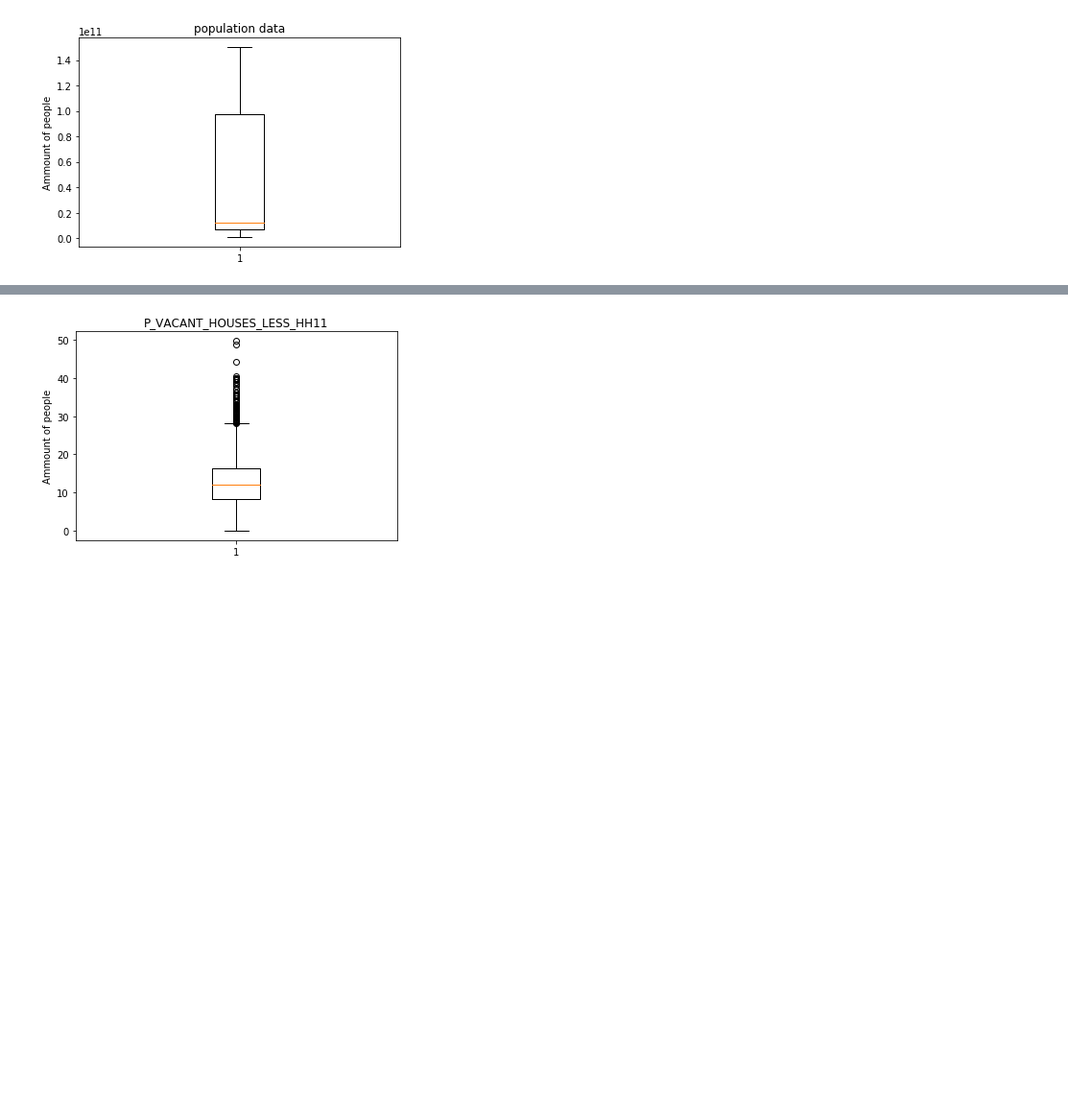
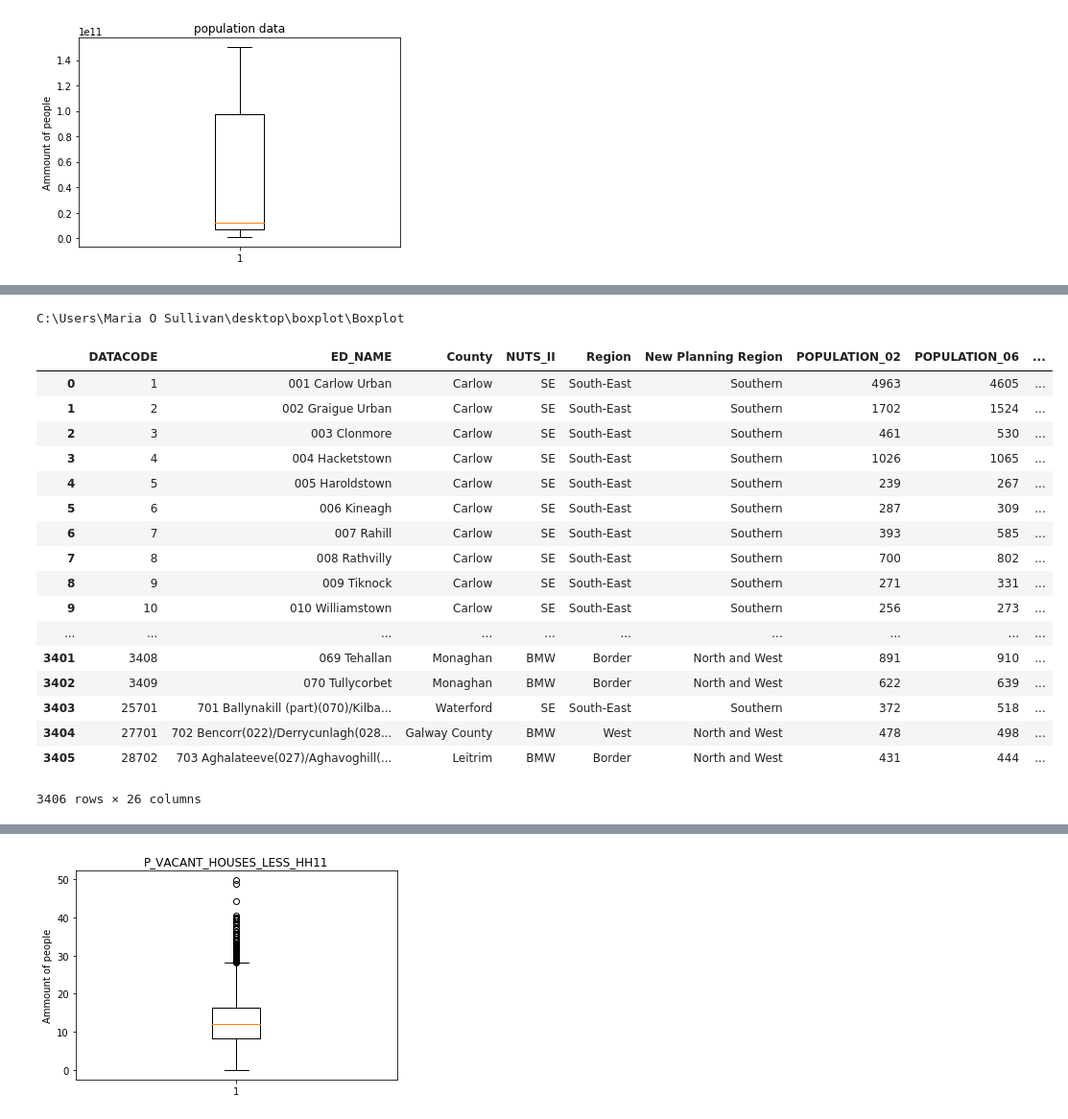
Before and after one commit to Maria1709/Boxplot, a Jupyter notebook: 1boxplot.ipynb, the cells around one changed output, grey strips where cells are left out. Shown at 96% size. Saved outputs shown, nothing was run; the diff lists cells and outputs as text; code cells hidden in the pictures; blank space fills up the shorter version.

```diff
--- a/1boxplot.ipynb
+++ b/1boxplot.ipynb
@@ -80,7 +82,30 @@ pwd
+# %%
+cd Boxplot
+# %% [output]
+C:\Users\Maria O Sullivan\desktop\boxplot\Boxplot
 # %%
 import pandas as pd
-population = pd.read_csv("C:\Users\Maria O Sullivan\Desktop\test boxplot\Test-boxplot\population_data.csv")
-print (population)
+population = pd.read_csv('population data.csv')
+population
+# %% [output]
+|  | DATACODE | ED_NAME | County | NUTS_II | Region | New Planning Region | POPULATION_02 | POPULATION_06 | ... |
+| 0 | 1 | 001 Carlow Urban | Carlow | SE | South-East | Southern | 4963 | 4605 | ... |
+| 1 | 2 | 002 Graigue Urban | Carlow | SE | South-East | Southern | 1702 | 1524 | ... |
+| 2 | 3 | 003 Clonmore | Carlow | SE | South-East | Southern | 461 | 530 | ... |
+| 3 | 4 | 004 Hacketstown | Carlow | SE | South-East | Southern | 1026 | 1065 | ... |
+| 4 | 5 | 005 Haroldstown | Carlow | SE | South-East | Southern | 239 | 267 | ... |
+| 5 | 6 | 006 Kineagh | Carlow | SE | South-East | Southern | 287 | 309 | ... |
+| 6 | 7 | 007 Rahill | Carlow | SE | South-East | Southern | 393 | 585 | ... |
+| 7 | 8 | 008 Rathvilly | Carlow | SE | South-East | Southern | 700 | 802 | ... |
+| 8 | 9 | 009 Tiknock | Carlow | SE | South-East | Southern | 271 | 331 | ... |
+| 9 | 10 | 010 Williamstown | Carlow | SE | South-East | Southern | 256 | 273 | ... |
+| ... | ... | ... | ... | ... | ... | ... | ... | ... | ... |
+| 3401 | 3408 | 069 Tehallan | Monaghan | BMW | Border | North and West | 891 | 910 | ... |
+| 3402 | 3409 | 070 Tullycorbet | Monaghan | BMW | Border | North and West | 622 | 639 | ... |
+| 3403 | 25701 | 701 Ballynakill (part)(070)/Kilba... | Waterford | SE | South-East | Southern | 372 | 518 | ... |
+| 3404 | 27701 | 702 Bencorr(022)/Derrycunlagh(028... | Galway County | BMW | West | North and West | 478 | 498 | ... |
+| 3405 | 28702 | 703 Aghalateeve(027)/Aghavoghill(... | Leitrim | BMW | Border | North and West | 431 | 444 | ... |
+3406 rows × 26 columns
 # %%
 #top five rows of data
 population.head()
```
Also changed, not shown: parts of 7 cells of this notebook, 1 other file.
